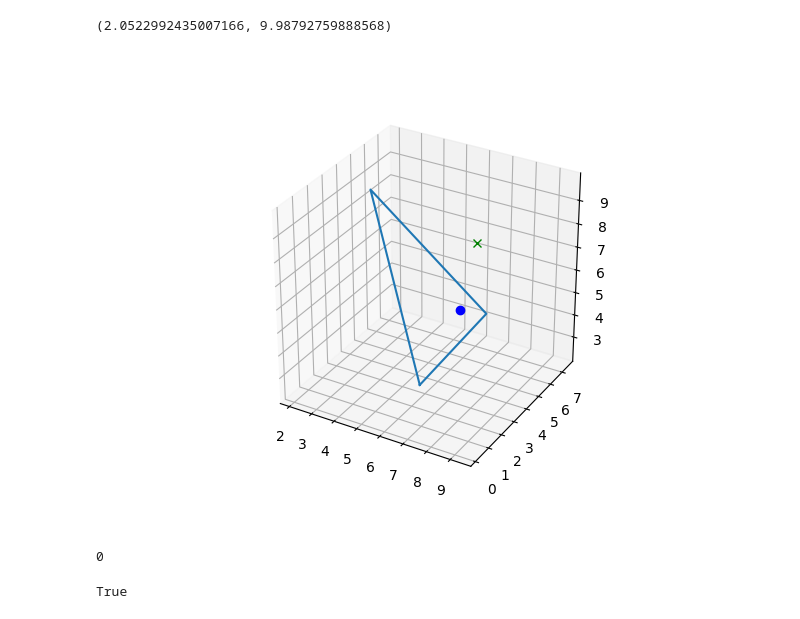
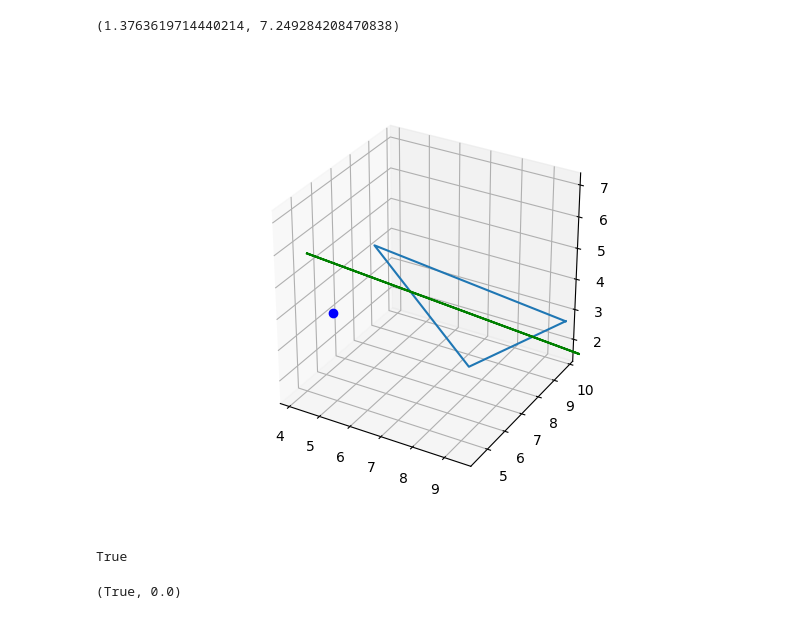
Before and after one commit to Mehdi5578/3DPU_Plateau_Problem, a Jupyter notebook: Block_edges/block_edges.ipynb, the cells around one changed output. Drawn from its saved outputs; the diff is of its cells as text; code cells hidden in the pictures.

```diff
--- a/Block_edges/block_edges.ipynb
+++ b/Block_edges/block_edges.ipynb
@@ -69,44 +80,48 @@ def traverse(Tr,P,Q):
 # %%
 X,Y,Z = [],[],[]
-P = P - np.array([1,1,1])
+P = np.random.random(size = 3)*10 + 1
 P_proj = projection(tr,P)
 
 fig = plt.figure()
 ax = fig.add_subplot(111, projection='3d')
 ax.set_aspect('equal')
 
 
 xs = [ind[0] for ind in tr] + [tr[0][0]]
 ys = [ind[1] for ind in tr] + [tr[0][1]]
 zs = [ind[2] for ind in tr] + [tr[0][2]]
 ax.plot(xs,ys,zs)
 
 X = X + list(xs)
 Y = Y + list(ys)
 Z = Z + list(zs)
 
+# for pt in K[300:301]:
+#     ax.plot(pt[0],pt[1],pt[2],"x", color = "red")
+#     X.append(pt[0])
+#     Y.append(pt[1])
+#     Z.append(pt[2])
 
-ax.plot(P[0],P[1],P[2],"x", color = "green")
+Q = K[300]
+ax.plot([P[0],Q[0],P[0]],[P[1],Q[1],P[1]],[P[2],Q[2],P[2]], color = "green")
+X.append(P[0])
+Y.append(P[1])
+Z.append(P[2])
 ax.plot(P_proj[0],P_proj[1],P_proj[2],"o",color ="blue")
 X = np.array(X)
 Y = np.array(Y)
 Z = np.array(Z)
 max_range = np.array([X.max()-X.min(), Y.max()-Y.min(), Z.max()-Z.min()]).max() / 2.0
 
 mid_x = (X.max()+X.min()) * 0.5
 mid_y = (Y.max()+Y.min()) * 0.5
 mid_z = (Z.max()+Z.min()) * 0.5
 
 ax.grid(True)
 
 ax.set_xlim(mid_x - max_range, mid_x + max_range)
 ax.set_ylim(mid_y - max_range, mid_y + max_range)
 ax.set_zlim(mid_z - max_range, mid_z + max_range)
 # %% [output]
-(2.0522992435007166, 9.98792759888568)
+(1.3763619714440214, 7.249284208470838)
-[figure, old version]
+[figure, new version]
-# %%
-is_inside(tr,P_proj)
-# %% [output]
-0
-True
@@ -112,0 +140,8 @@ True
+# %%
+traverse(tr,P,Q)
+# %% [output]
+True
+# %%
+in_prism(tr,Q)
+# %% [output]
+(True, 0.0)
```
Also changed, not shown: parts of 3 cells of this notebook.
